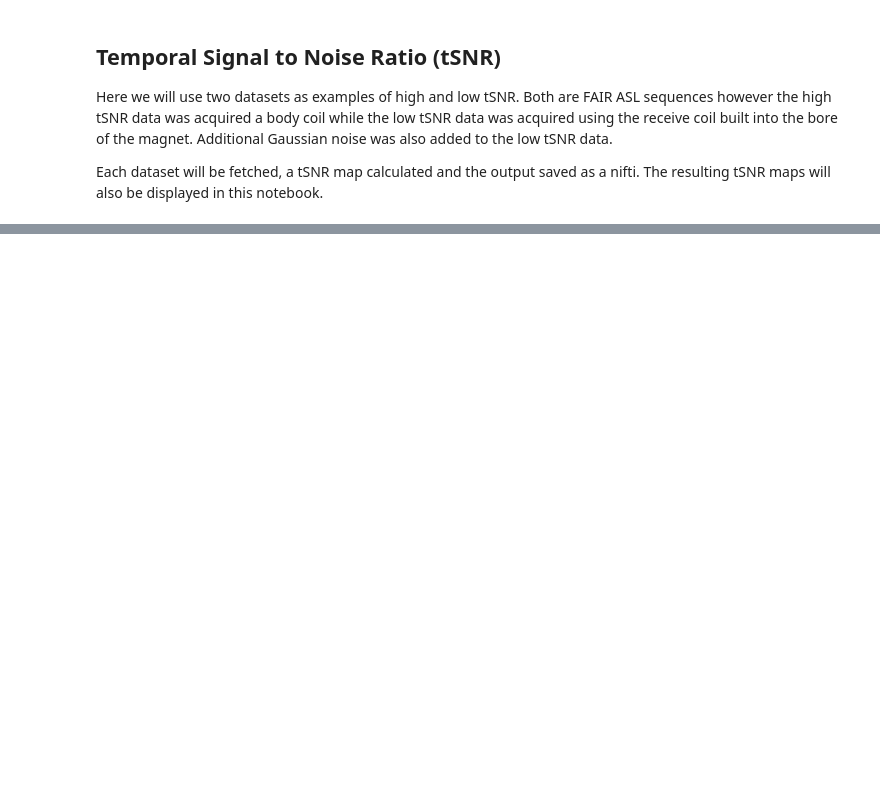
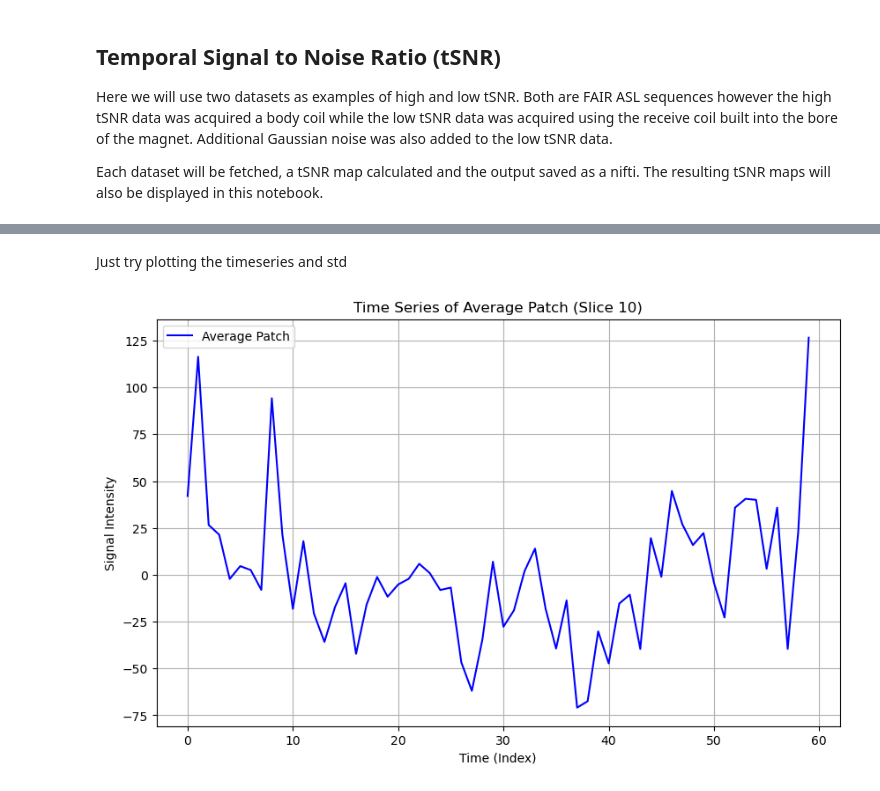
Before and after one commit to nottingham-neuroimaging/qa, a Jupyter notebook: fMRI_report_python/tutorials/qa.ipynb, the cells around one changed output, grey strips where cells are left out. Cells and saved outputs as stored; diff of their text form; code cells hidden in the pictures; blank space fills up the shorter version.

```diff
--- a/fMRI_report_python/tutorials/qa.ipynb
+++ b/fMRI_report_python/tutorials/qa.ipynb
@@ -216,0 +206,35 @@ ax2.axis('off')
+# %% [markdown]
+Just try plotting the timeseries and std
+# %%
+# Define the slice index to extract
+from scipy.signal import detrend
+slice_index = 10  # Adjust this to the desired slice index
+time_points_index = 2  # Index of the time dimension (4th dimension) in imgm_cla
+
+# Extract the 2D slice at the specified index from the 3D image data
+slice_data = imgm_cla_nn[:, :, slice_index,:]
+
+# Calculate the average signal intensity across the entire 2D slice over time
+average_patch = np.mean(slice_data, axis=(0, 1))
+
+# Detrend the average patch time series
+detrended_patch = detrend(average_patch)
+
+# Prepare the time points (x-axis) for the time series plot
+time_points = np.arange(slice_data.shape[time_points_index])  # Array representing time points (61 time points)
+
+# Plot the time series of the average patch
+plt.figure(figsize=(10, 6))  # Adjust figsize as needed
+plt.plot(time_points, detrended_patch, color='blue', label='Average Patch')
+
+# Set plot title and labels
+plt.title(f"Time Series of Average Patch (Slice {slice_index})")
+plt.xlabel("Time (Index)")
+plt.ylabel("Signal Intensity")
+plt.legend()
+
+# Show the plot
+plt.grid(True)  # Enable grid for better visualization
+plt.show()
+# %% [output]
+[figure, added]
```
Also changed, not shown: parts of 15 cells of this notebook, 10 other files.
